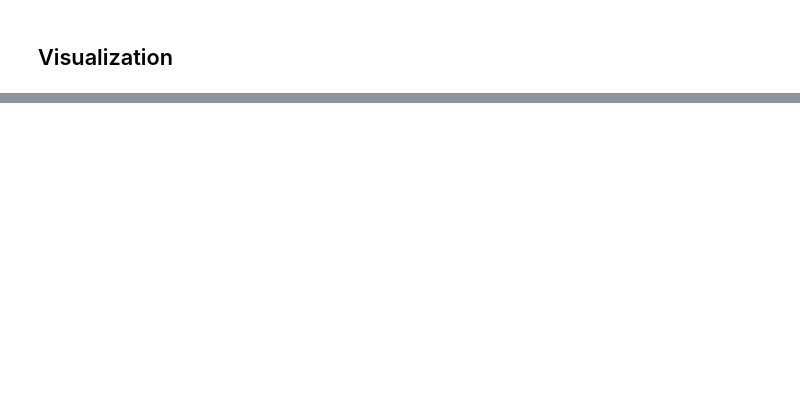
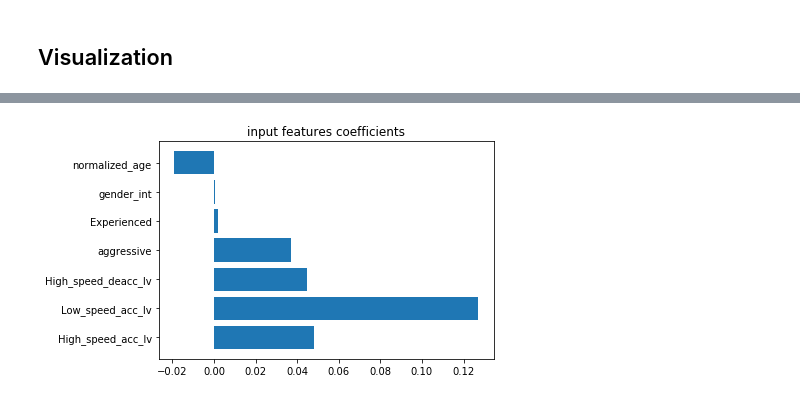
Before and after one commit to 14353160lzx/iteration4, a Jupyter notebook: Iteration4.ipynb, the cells around one changed output, grey strips where cells are left out. Drawn from its saved outputs; the diff is of its cells as text; code cells hidden in the pictures; blank space fills up the shorter version.

```diff
--- a/Iteration4.ipynb
+++ b/Iteration4.ipynb
@@ -574,0 +675,7 @@ plt.show()
+# %%
+plt.barh(["High_speed_acc_lv","Low_speed_acc_lv","High_speed_deacc_lv",
+                                            "aggressive", "Experienced", "gender_int", "normalized_age"],lrModel.coefficients)
+plt.title("input features coefficients")
+plt.show()
+# %% [output]
+[figure, added]
```
Also changed, not shown: parts of 21 cells of this notebook, 1 other file.
